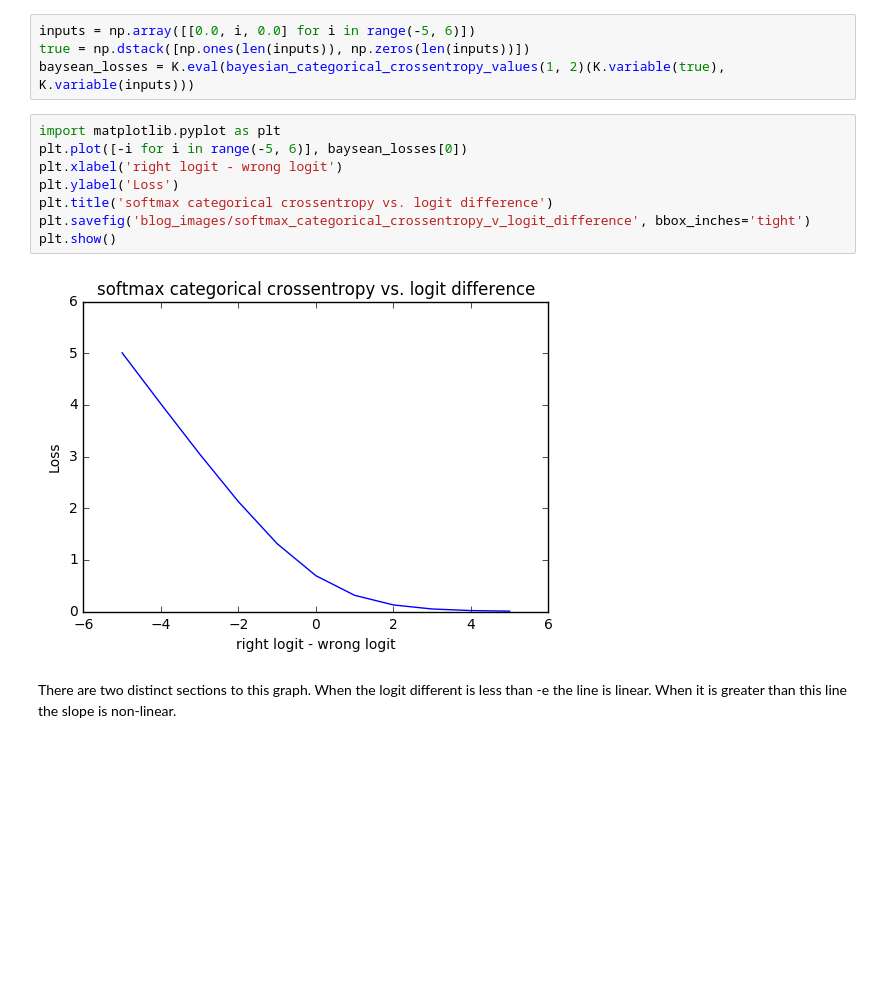
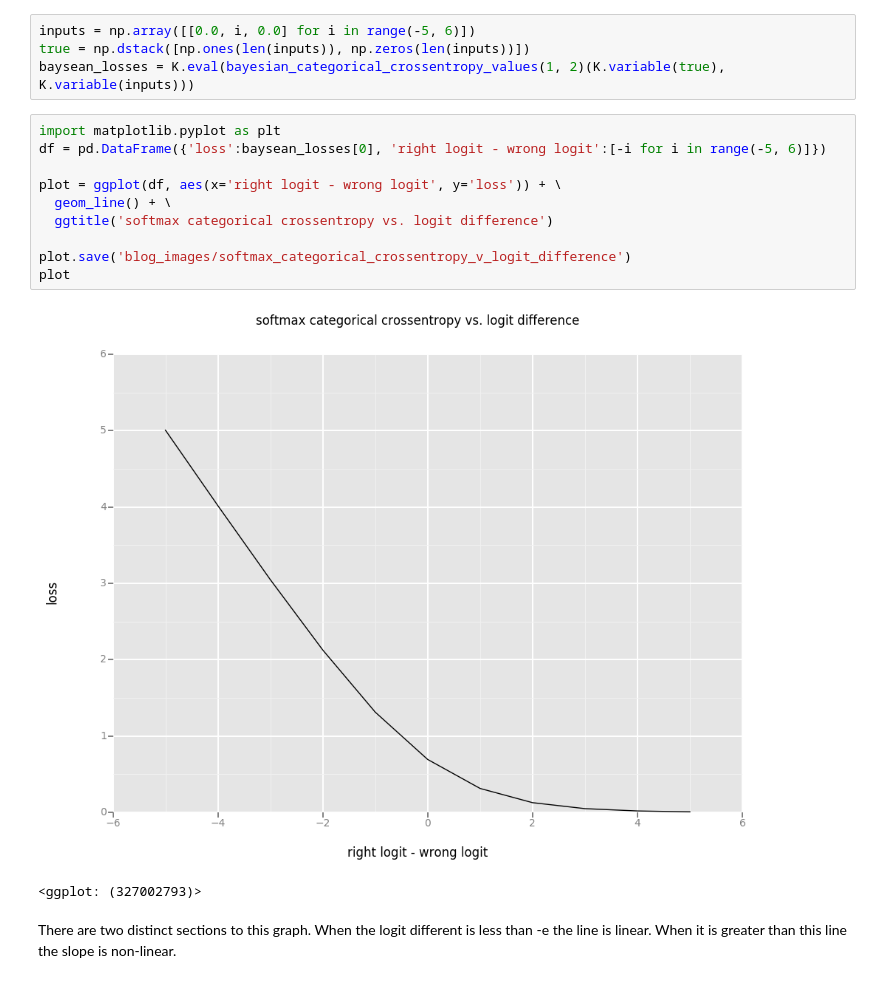
Before and after one commit to kyle-dorman/bayesian-neural-network-blogpost, a Jupyter notebook: analyze_aleatoric_uncertainty.ipynb, the cells around one changed output. Drawn from its saved outputs; the diff is of its cells as text; blank space fills up the shorter version.

```diff
--- a/analyze_aleatoric_uncertainty.ipynb
+++ b/analyze_aleatoric_uncertainty.ipynb
@@ -202,14 +263,17 @@ true = np.dstack([np.ones(len(inputs)), np.zeros(len(inputs))])
 baysean_losses = K.eval(bayesian_categorical_crossentropy_values(1, 2)(K.variable(true), K.variable(inputs)))
 # %%
 import matplotlib.pyplot as plt
-plt.plot([-i for i in range(-5, 6)], baysean_losses[0])
-plt.xlabel('right logit - wrong logit')
-plt.ylabel('Loss')
-plt.title('softmax categorical crossentropy vs. logit difference')
-plt.savefig('blog_images/softmax_categorical_crossentropy_v_logit_difference', bbox_inches='tight')
-plt.show()
+df = pd.DataFrame({'loss':baysean_losses[0], 'right logit - wrong logit':[-i for i in range(-5, 6)]})
+
+plot = ggplot(df, aes(x='right logit - wrong logit', y='loss')) + \
+  geom_line() + \
+  ggtitle('softmax categorical crossentropy vs. logit difference')
+
+plot.save('blog_images/softmax_categorical_crossentropy_v_logit_difference')
+plot
 # %% [output]
-[figure, old version]
+[figure, new version]
+<ggplot: (327002793)>
 # %% [markdown]
 There are two distinct sections to this graph. When the logit different is less than -e the line is linear. When it is greater than this line the slope is non-linear.
 # %%
```
Also changed, not shown: parts of 9 cells of this notebook, 5 other files.
